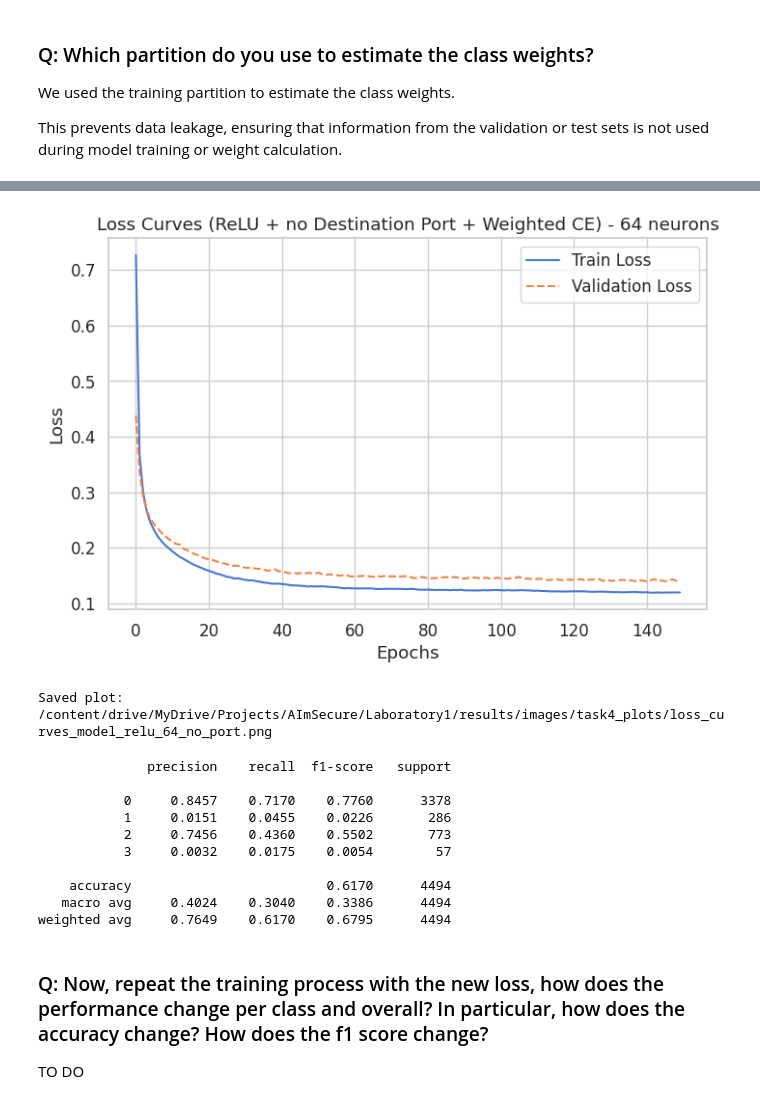
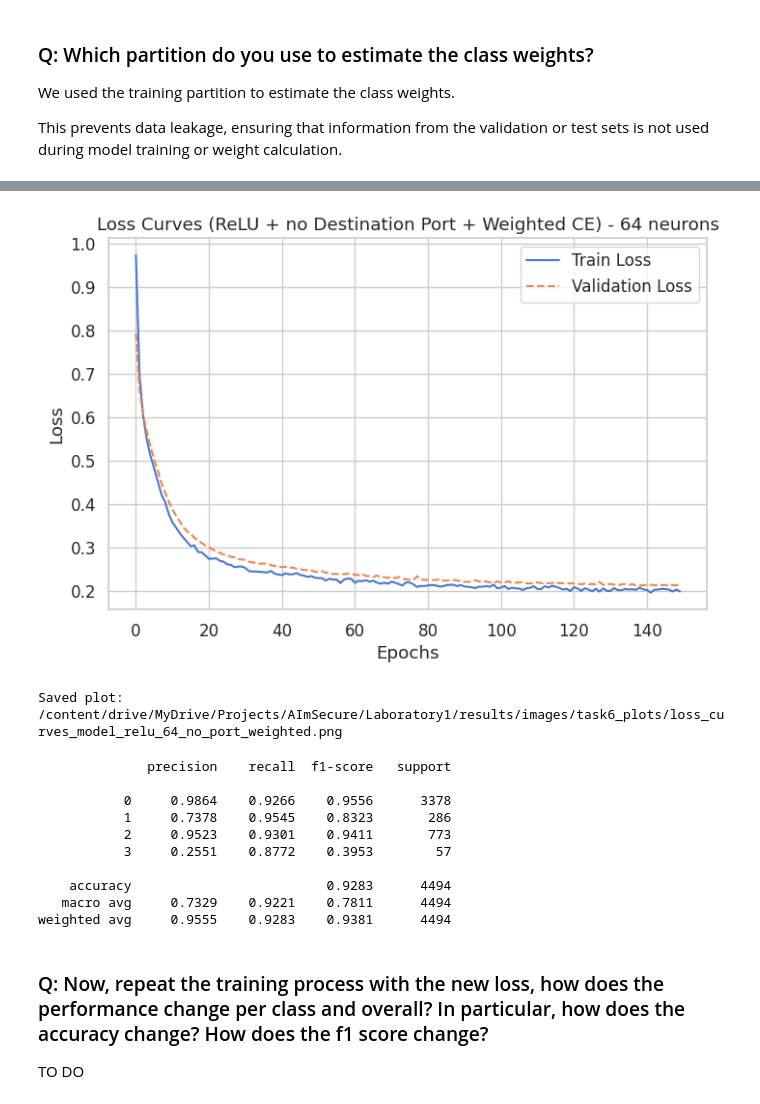
Before and after one commit to AImSecure/Laboratory1, a Jupyter notebook: lab/notebooks/Lab1_FFNN.ipynb, the cells around one changed output, grey strips where cells are left out. Drawn from its saved outputs; the diff is of its cells as text; code cells hidden in the pictures.

```diff
--- a/lab/notebooks/Lab1_FFNN.ipynb
+++ b/lab/notebooks/Lab1_FFNN.ipynb
@@ -1313,7 +1313,7 @@ min_delta = 0.00001
 patience = 20
 criterion_weighted = nn.CrossEntropyLoss(weight=class_weights_tensor) # Use weighted loss
 optimizer_weighted = optim.AdamW(model_relu_no_port_weighted.parameters(), lr=0.0005)
-epochs = 150
+epochs = 100
 
 # Training
 model_relu_no_port_weighted, train_loss_relu_no_port_weighted, val_loss_relu_no_port_weighted = train_model(
@@ -1321,7 +1321,7 @@ model_relu_no_port_weighted, train_loss_relu_no_port_weighted, val_loss_relu_no_
     train_loader_no_port,
     val_loader_no_port,
     epochs,
-    optimizer,
+    optimizer_weighted,
     criterion_weighted,
     min_delta,
     patience
@@ -1337,33 +1347,33 @@ Early stopping at epoch 21 (best val loss: 1.354466)
 # %%
 # Plot loss curve
 plt.figure(figsize=(8,5))
-plt.plot(train_loss_relu_no_port, label='Train Loss')
-plt.plot(val_loss_relu_no_port, '--', label='Validation Loss')
+plt.plot(train_loss_relu_no_port_weighted, label='Train Loss')
+plt.plot(val_loss_relu_no_port_weighted, '--', label='Validation Loss')
 plt.xlabel('Epochs')
 plt.ylabel('Loss')
 plt.title(f'Loss Curves (ReLU + no Destination Port + Weighted CE) - {best_n} neurons')
 plt.legend()
 plt.show()
 
 # Save the plot to the specified path
-save_plot(fig, f"loss_curves_model_relu_{best_n}_no_port", save_dir)
+save_plot(fig, f"loss_curves_model_relu_{best_n}_no_port_weighted", save_dir)
 # %% [output]
-[figure, old version]
+[figure, new version]
-Saved plot: /content/drive/MyDrive/Projects/AImSecure/Laboratory1/results/images/task4_plots/loss_curves_model_relu_64_no_port.png
+Saved plot: /content/drive/MyDrive/Projects/AImSecure/Laboratory1/results/images/task6_plots/loss_curves_model_relu_64_no_port_weighted.png
 # %%
 report_test_modified = evaluate_model(model_relu_no_port_weighted, X_test_tensor_no_port, y_test_no_port)
 print(report_test_modified)
 # %% [output]
               precision    recall  f1-score   support
 
-           0     0.8457    0.7170    0.7760      3378
-           1     0.0151    0.0455    0.0226       286
-           2     0.7456    0.4360    0.5502       773
-           3     0.0032    0.0175    0.0054        57
+           0     0.9864    0.9266    0.9556      3378
+           1     0.7378    0.9545    0.8323       286
+           2     0.9523    0.9301    0.9411       773
+           3     0.2551    0.8772    0.3953        57
 
-    accuracy                         0.6170      4494
-   macro avg     0.4024    0.3040    0.3386      4494
-weighted avg     0.7649    0.6170    0.6795      4494
+    accuracy                         0.9283      4494
+   macro avg     0.7329    0.9221    0.7811      4494
+weighted avg     0.9555    0.9283    0.9381      4494
 # %% [markdown]
 ### Q: Now, repeat the training process with the new loss, how does the performance change per class and overall? In particular, how does the accuracy change? How does the f1 score change?
 
```
Also changed, not shown: parts of 18 cells of this notebook.
